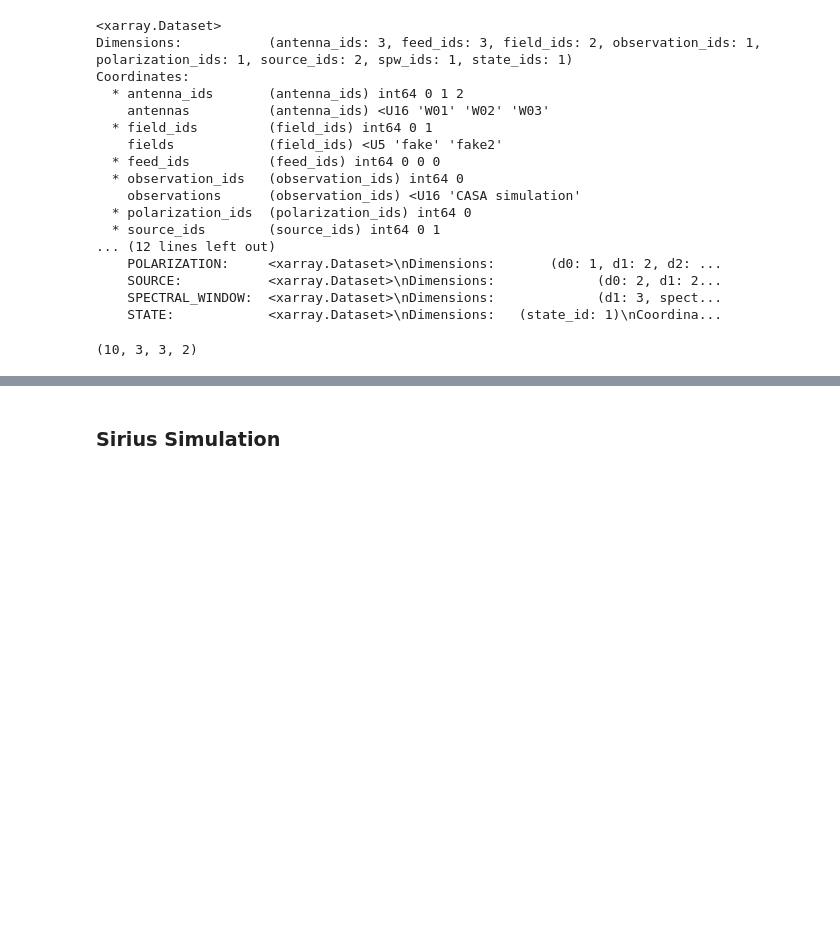
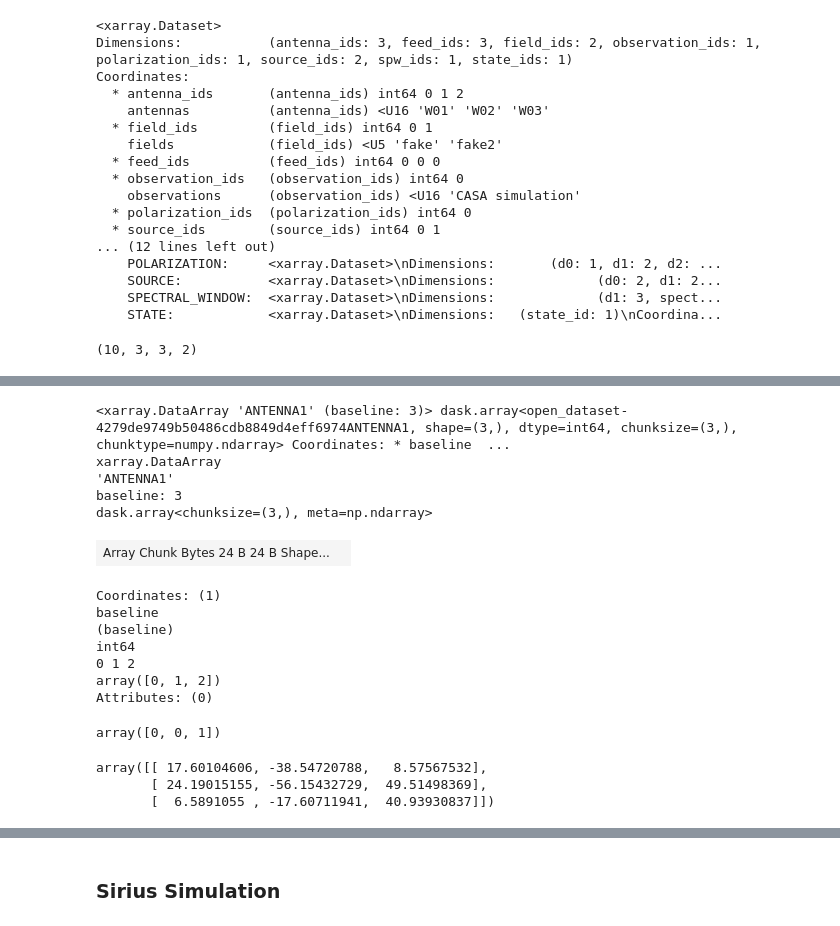
Before and after one commit to casangi/sirius, a Jupyter notebook: development/Test_sirius_mosaic.ipynb, the cells around one changed output, grey strips where cells are left out. Drawn from its saved outputs; the diff is of its cells as text; code cells hidden in the pictures; blank space fills up the shorter version.

```diff
--- a/development/Test_sirius_mosaic.ipynb
+++ b/development/Test_sirius_mosaic.ipynb
@@ -56,0 +163,26 @@ cas_vis_data.shape
+# %%
+vis_xds.ANTENNA1
+# %% [output]
+<xarray.DataArray 'ANTENNA1' (baseline: 3)> dask.array<open_dataset-4279de9749b50486cdb8849d4eff6974ANTENNA1, shape=(3,), dtype=int64, chunksize=(3,), chunktype=numpy.ndarray> Coordinates: * baseline  ...
+xarray.DataArray
+'ANTENNA1'
+baseline: 3
+dask.array<chunksize=(3,), meta=np.ndarray>
+| Array Chunk Bytes 24 B 24 B Shape... |  |
+Coordinates: (1)
+baseline
+(baseline)
+int64
+0 1 2
+array([0, 1, 2])
+Attributes: (0)
+# %%
+vis_xds.ANTENNA1.values
+# %% [output]
+array([0, 0, 1])
+# %%
+vis_xds.UVW[time_indx,:,:].values
+# %% [output]
+array([[ 17.60104606, -38.54720788,   8.57567532],
+       [ 24.19015155, -56.15432729,  49.51498369],
+       [  6.5891055 , -17.60711941,  40.93930837]])
```
Also changed, not shown: parts of 20 cells of this notebook, 4 other files.
